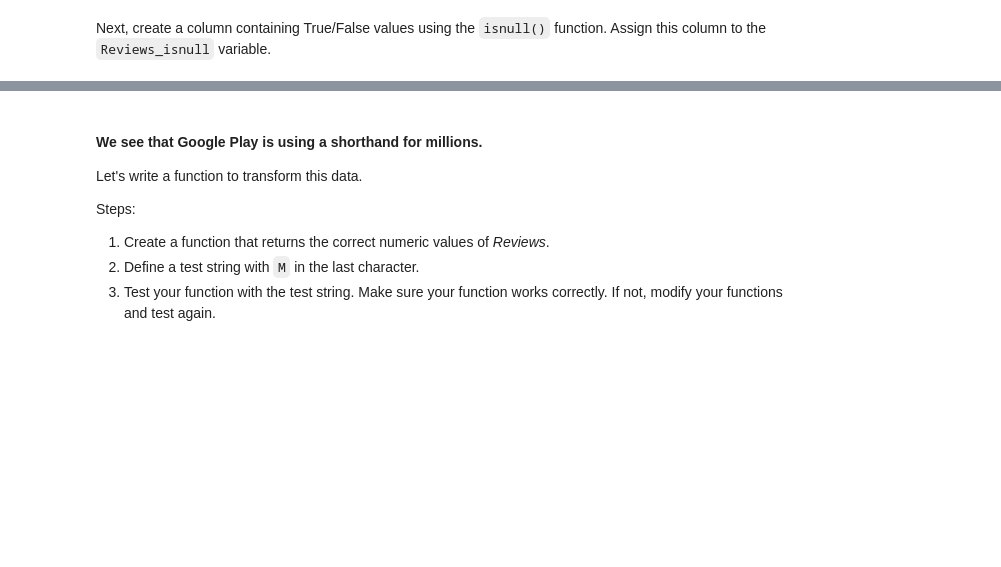
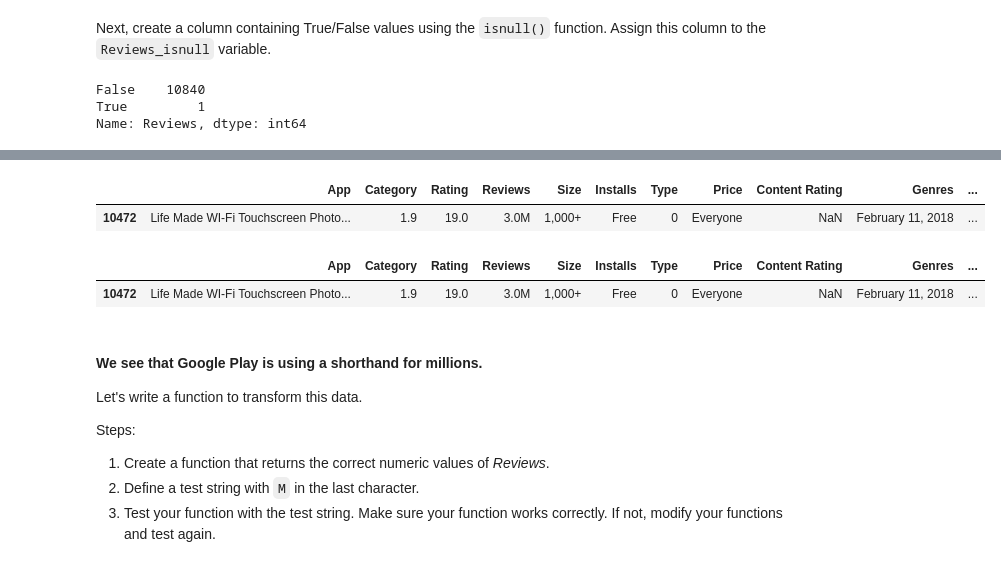
Before and after one commit to ta-data-remote/lab-supervised-learning-feature-extraction, a Jupyter notebook: your-code/notebooks/main.ipynb, the cells around one changed output, grey strips where cells are left out. Drawn from its saved outputs; the diff is of its cells as text; code cells hidden in the pictures; blank space fills up the shorter version.

```diff
--- a/your-code/notebooks/main.ipynb
+++ b/your-code/notebooks/main.ipynb
@@ -27,2 +29,4 @@ Load the dataset into the variable `google_play` in the cell below. The dataset
+# %%
+google_play = pd.read_csv("../../data/googleplaystore.csv")
 # %% [markdown]
 #### Examine all variables and their types in the following cell
@@ -65,2 +78,5 @@ In the cell below, transform the Reviews column to numeric and assign this new c
+# %%
+#errors: If ‘coerce’, then invalid parsing will be set as NaN.
+Reviews_numeric = pd.to_numeric(google_play["Reviews"], errors='coerce')
 # %% [markdown]
 Next, create a column containing True/False values using the `isnull()` function. Assign this column to the `Reviews_isnull` variable.
@@ -69,3 +83,11 @@ Next, create a column containing True/False values using the `isnull()` function
+# %%
+Reviews_isnull = Reviews_numeric.isnull()
+Reviews_isnull.value_counts() #There is one row
+#we use this as a filter
+# %% [output]
+False    10840
+True         1
+Name: Reviews, dtype: int64
 # %% [markdown]
 Finally, subset the `google_play` with `Reviews_isnull`. This should give you all the rows that contain non-numeric characters.
 
@@ -77,3 +97,13 @@ Your output should look like:
+# %%
+google_play[Reviews_isnull]
+# %% [output]
+|  | App | Category | Rating | Reviews | Size | Installs | Type | Price | Content Rating | Genres | ... |
+| 10472 | Life Made WI-Fi Touchscreen Photo... | 1.9 | 19.0 | 3.0M | 1,000+ | Free | 0 | Everyone | NaN | February 11, 2018 | ... |
+# %%
+google_play[pd.to_numeric(google_play["Reviews"], errors='coerce').isnull()]
+# %% [output]
+|  | App | Category | Rating | Reviews | Size | Installs | Type | Price | Content Rating | Genres | ... |
+| 10472 | Life Made WI-Fi Touchscreen Photo... | 1.9 | 19.0 | 3.0M | 1,000+ | Free | 0 | Everyone | NaN | February 11, 2018 | ... |
 # %% [markdown]
 #### We see that Google Play is using a shorthand for millions.
 
```
Also changed, not shown: parts of 79 cells of this notebook.
